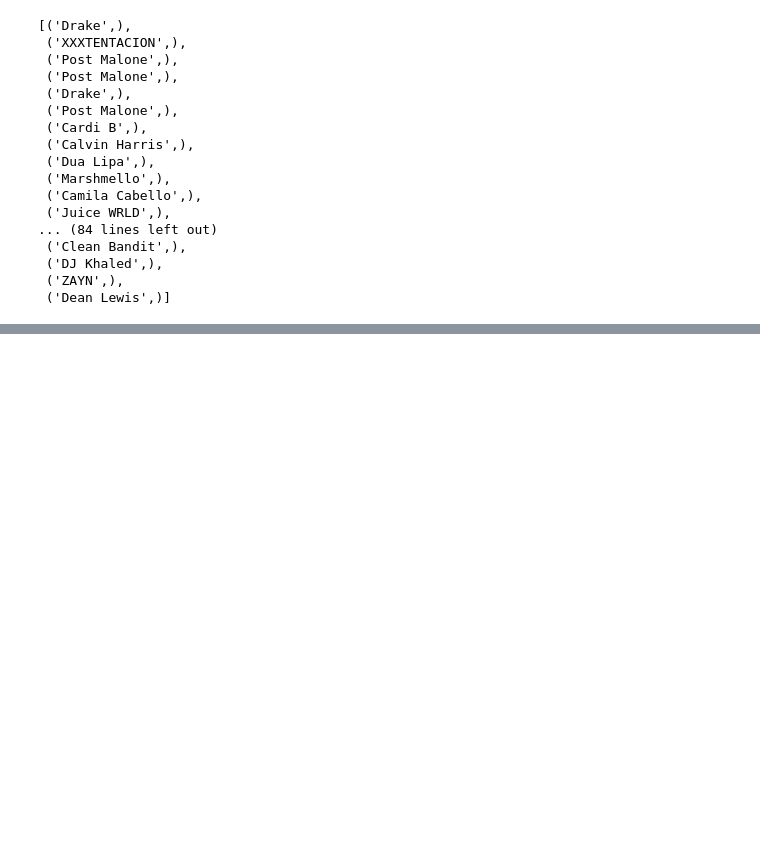
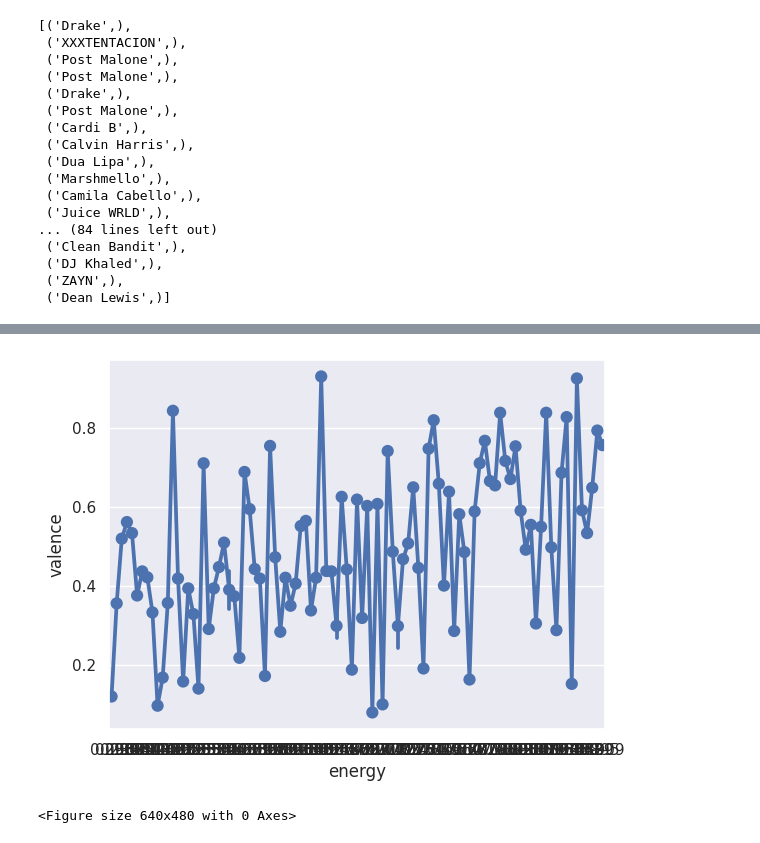
Before and after one commit to Barrero1/Proyecto-Flask, a Jupyter notebook: prubas.ipynb, the cells around one changed output, grey strips where cells are left out. Drawn from its saved outputs; the diff is of its cells as text; code cells hidden in the pictures; blank space fills up the shorter version.

```diff
--- a/prubas.ipynb
+++ b/prubas.ipynb
@@ -180,0 +192,12 @@ artistas()
+# %%
+def numericas(df):
+    """Filtra las columnas numéricas de un DataFrame y devuelve un nuevo DataFrame
+    que contiene solo esas columnas."""
+    cols_numericas = df.select_dtypes(include=np.number).columns.tolist()
+    cols_numericas = cols_numericas[:-2]# quitar cluster y ranking que no interesa mucho verlo
+    df_numericas = df[cols_numericas]
+
+    return df_numericas
+# %%
+df_num = numericas(datos)
+df_num
@@ -180,0 +218,12 @@ artistas()
+# %%
+import seaborn as sns
+import matplotlib.pyplot as plt
+
+# Crear el pointplotb
+sns.set(style='darkgrid')
+sns.pointplot(x='energy', y='valence', data=df_num)
+plt.show()
+plt.savefig('./static/imagenes/pointplot1.jpg')
+# %% [output]
+[figure, added]
+<Figure size 640x480 with 0 Axes>
```
Also changed, not shown: parts of 9 cells of this notebook, 16 other files.
